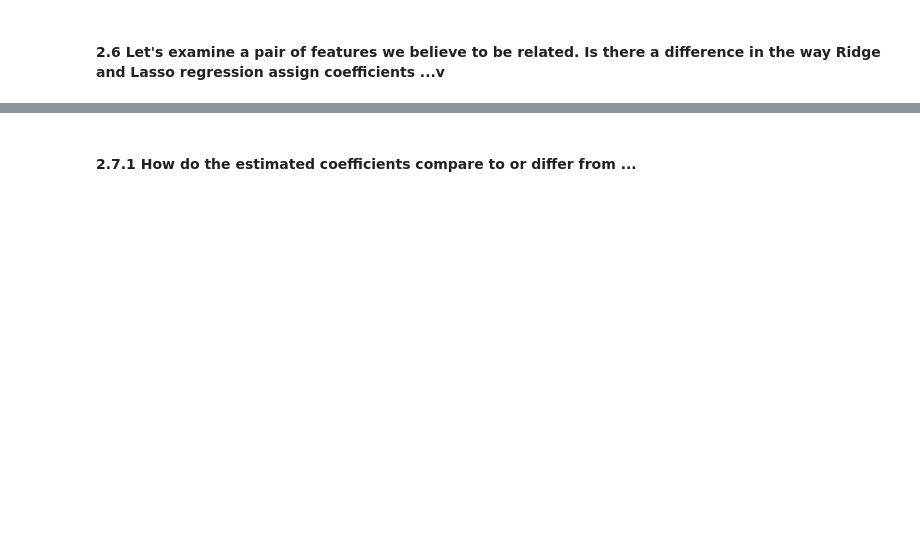
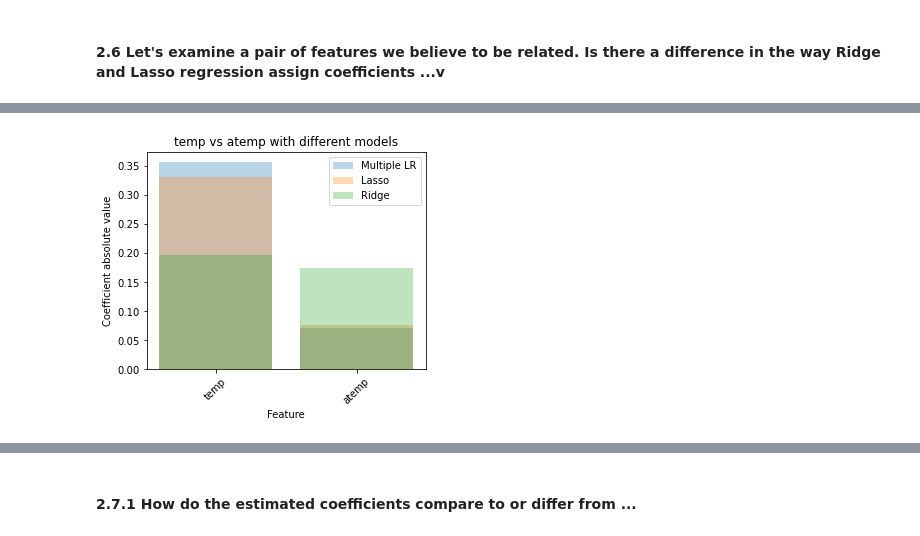
Before and after one commit to lucasresck/foundations-of-data-science, a Jupyter notebook: cs109a_hw4/cs109a_HW4.ipynb, the cells around one changed output, grey strips where cells are left out. Cells and saved outputs as stored; diff of their text form; code cells hidden in the pictures; blank space fills up the shorter version.

```diff
--- a/cs109a_hw4/cs109a_HW4.ipynb
+++ b/cs109a_hw4/cs109a_HW4.ipynb
@@ -93,2 +153,4 @@ Store the feature names as a list of strings in the variable `BikeOLS_significan
+# %%
+BikeOLSModel = LinearRegression().fit(X_train, y_train)
 # %% [markdown]
 #### 1.4 What are the training and test set $R^2$ scores? Store the $R^2$ scores of the `BikeOLSModel` on the training and test sets in a dictionary `BikeOLS_r2scores`.
@@ -189,2 +286,5 @@ lambdas = [.001, .005, 1, 5, 10, 50, 100, 500, 1000]
+# %%
+BikeRRModel = RidgeCV(alphas=lambdas, cv=5).fit(X_train, y_train)
+BikeRR_shrinkage_parameter = BikeRRModel.alpha_
 # %% [markdown]
 #### 2.2 Use 5-fold cross-validation to pick the best shrinkage parameter from the set $\{.001,.005,1,5,10,50,100,500,1000\}$ for your Lasso Regression model.
@@ -214,0 +357,13 @@ Your answer here
+# %%
+fig, ax = plt.subplots(figsize=(5, 4))
+plt.bar(['temp', 'atemp'], [np.abs(BikeOLSparams[feature]) for feature in ['temp', 'atemp']], alpha=0.3, label='Multiple LR')
+plt.bar(['temp', 'atemp'], [np.abs(BikeLRparams[feature]) for feature in ['temp', 'atemp']], alpha=0.3, label='Lasso')
+plt.bar(['temp', 'atemp'], [np.abs(BikeRRparams[feature]) for feature in ['temp', 'atemp']], alpha=0.3, label='Ridge')
+plt.xticks(rotation=45)
+plt.legend()
+plt.title('temp vs atemp with different models')
+plt.xlabel('Feature')
+plt.ylabel('Coefficient absolute value')
+plt.show()
+# %% [output]
+[figure, added]
```
Also changed, not shown: parts of 51 cells of this notebook.
